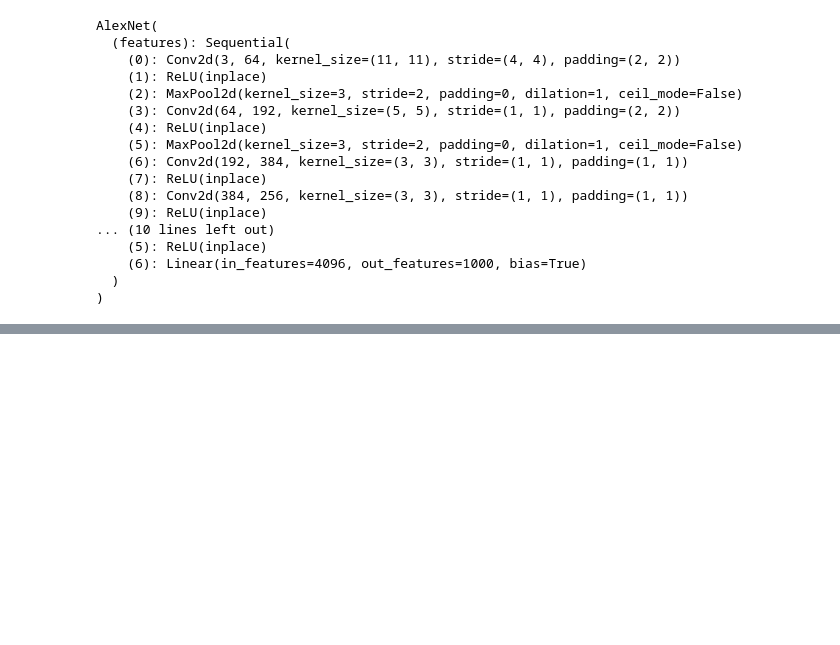
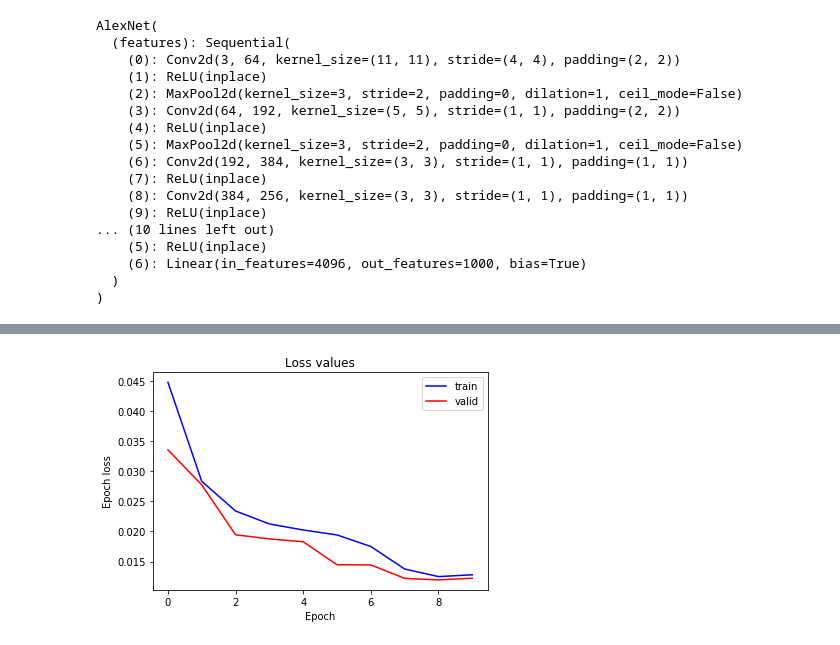
Before and after one commit to ArealTeamM2AIC/Remote-Sensing-Image, a Jupyter notebook: Alex(2).ipynb, the cells around one changed output, grey strips where cells are left out. Saved outputs shown, nothing was run; the diff lists cells and outputs as text; code cells hidden in the pictures; blank space fills up the shorter version.

Commit message:
scores + cuda

```diff
--- a/Alex(2).ipynb
+++ b/Alex(2).ipynb
@@ -35,7 +35,7 @@ AlexNet(
   )
 )
 # %%
-n_class = 10
+n_class = 13
 # Number of filters in the bottleneck layer
 num_ftrs = model_conv.classifier[6].in_features
 # convert all the layers to list and remove the last one
@@ -66,8 +66,18 @@ AlexNet(
 )
 # %%
 def train_model(model, dataloaders, dataset_sizes, criterion, optimizer, scheduler, use_gpu, num_epochs=25, mixup = False, alpha = 0.1):
+    if use_gpu:
+        model.cuda()
+        criterion.cuda()
+
     print("MIXUP".format(mixup))
     since = time.time()
+
+    # graphs
+    loss_values_train = []
+    loss_values_valid = []
+    acc_values_train = []
+    acc_values_valid = []
 
     best_model_wts = model.state_dict()
     best_acc = 0.0
@@ -96,6 +106,9 @@ def train_model(model, dataloaders, dataset_sizes, criterion, optimizer, schedul
                 if phase == 'train' and mixup:
                     inputs = mixup_batch(inputs, alpha)
 
+                if use_gpu:
+                    inputs, labels = inputs.cuda(), labels.cuda()
+
                 # zero the parameter gradients
                 optimizer.zero_grad()
 
@@ -118,6 +131,13 @@ def train_model(model, dataloaders, dataset_sizes, criterion, optimizer, schedul
             epoch_loss = running_loss / dataset_sizes[phase]
             epoch_acc = running_corrects / dataset_sizes[phase]
 
+            if phase == 'train':
+                loss_values_train.append(epoch_loss)
+                acc_values_train.append(epoch_acc)
+            else:
+                loss_values_valid.append(epoch_loss)
+                acc_values_valid.append(epoch_acc)
+
             print('{} Loss: {:.4f} Acc: {:.4f}'.format(phase, epoch_loss, epoch_acc))
 
             # deep copy the model
@@ -134,7 +154,7 @@ def train_model(model, dataloaders, dataset_sizes, criterion, optimizer, schedul
 
     # load best model weights
     model.load_state_dict(best_model_wts)
-    return model
+    return model, ((loss_values_train, acc_values_train), (loss_values_valid, acc_values_valid))
 # %%
 ## Loading the dataloaders -- Make sure that the data is saved in following way
 """
@@ -153,7 +173,7 @@ data/
       - class_n folder/
 """
 
-data_dir = "NWPU-RESISC10"
+data_dir = "RESISC13"
 input_shape = 224
 batch_size = 32
 mean = [0.5, 0.5, 0.5]
@@ -161,8 +181,8 @@ std = [0.5, 0.5, 0.5]
 scale = 360
 input_shape = 224
 use_parallel = True
-use_gpu = False
-epochs = 100
+use_gpu = True
+epochs = 10
 
 data_transforms = {
         'train': transforms.Compose([
@@ -221,6 +241,6 @@ exp_lr_scheduler = lr_scheduler.StepLR(optimizer_conv, step_size=7, gamma=0.1)
 
 print("[Training the model begun ....]")
 # train_model function is here: https://github.com/Prakashvanapalli/pytorch_classifiers/blob/master/tars/tars_training.py
-model_ft = train_model(model_conv, dataloaders, dataset_sizes, criterion, optimizer_conv, exp_lr_scheduler, use_gpu,
+model_ft, t = train_model(model_conv, dataloaders, dataset_sizes, criterion, optimizer_conv, exp_lr_scheduler, use_gpu,
                      num_epochs=epochs)
 # %% [output]
@@ -258,0 +284,12 @@ KeyboardInterrupt:
+# %%
+x = range(10)
+plt.figure()
+plt.plot(x, t[0][0], "b", label="train")
+plt.plot(x, t[1][0], "r", label="valid")
+plt.title("Loss values")
+plt.xlabel("Epoch")
+plt.ylabel("Epoch loss")
+plt.legend()
+plt.show()
+# %% [output]
+[figure, added]
```
Also changed, not shown: parts of 4 cells of this notebook.
